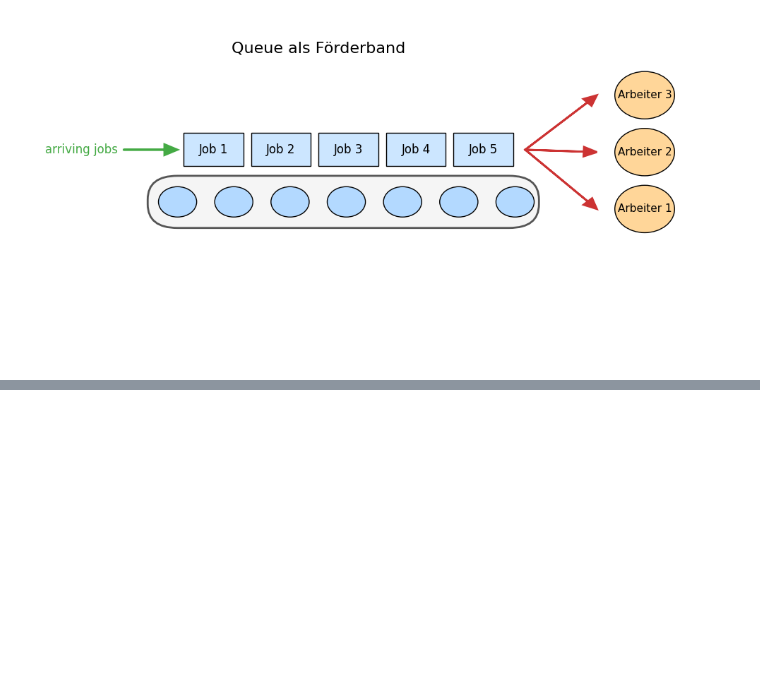
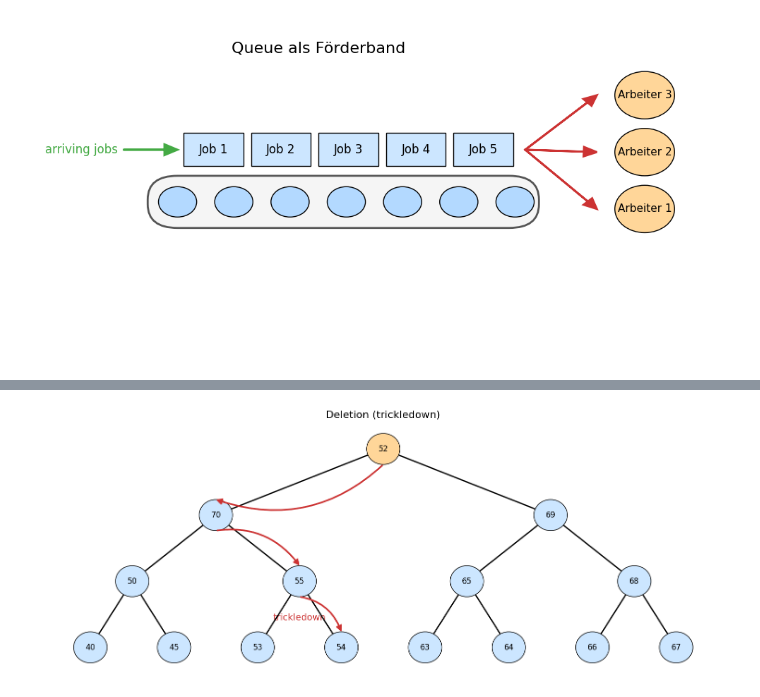
Before and after one commit to arthurvetter/algorithmenunddatenstrukturen, a Jupyter notebook: images/image_generation.ipynb, the cells around one changed output, grey strips where cells are left out. Drawn from its saved outputs; the diff is of its cells as text; code cells hidden in the pictures; blank space fills up the shorter version.

```diff
--- a/images/image_generation.ipynb
+++ b/images/image_generation.ipynb
@@ -574,0 +654,74 @@ plt.show()
+# %%
+radius = 0.4
+def draw_heap(ax, nodes, edges, highlight=None, trickledown_path=None, arrow_label=None, arrow_color='#cc3333'):
+    for idx, (x, y, val) in enumerate(nodes):
+        if highlight is not None and idx in highlight:
+            color = '#ffd699'  # Gelb für markierten Knoten (z.B. Root)
+        else:
+            color = '#cce6ff'
+        circ = plt.Circle((x, y), radius, color=color, ec='black', zorder=10)
+        ax.add_patch(circ)
+        ax.text(x, y, str(val), ha='center', va='center', fontsize=12, zorder=11)
+    for i, j in edges:
+        x0, y0, _ = nodes[i]
+        x1, y1, _ = nodes[j]
+        ax.plot([x0, x1], [y0, y1], color='black', lw=2, zorder=5)
+    ax.set_title("Deletion (trickledown)", fontsize=16)
+    ax.axis('off')
+    # Trickledown: mehrere geschwungene Pfeile
+    if trickledown_path:
+        for a_idx, b_idx in zip(trickledown_path[:-1], trickledown_path[1:]):
+            x0, y0, _ = nodes[a_idx]
+            x1, y1, _ = nodes[b_idx]
+            arrow = FancyArrowPatch((x0, y0-radius), (x1, y1+radius),
+                                    connectionstyle="arc3,rad=-0.3",
+                                    arrowstyle="simple,tail_width=0.5,head_width=8,head_length=8",
+                                    lw=2, color=arrow_color, zorder=12)
+            ax.add_patch(arrow)
+    # Label an den mittleren Pfeil
+    if arrow_label and trickledown_path:
+        mid_idx = trickledown_path[len(trickledown_path)//2]
+        x, y, _ = nodes[mid_idx]
+        ax.text(x, y-1, arrow_label, color=arrow_color, fontsize=14, ha='center')
+
+fig, ax = plt.subplots(figsize=(15, 6))
+# Heap-Layout für drei Ebenen (vollständiger Binärbaum mit 15 Knoten)
+y_levels = [0, -1.7, -3.4, -5.1]
+x_positions = [
+    [7],                                 # Ebene 0: Root
+    [3, 11],                             # Ebene 1
+    [1, 5, 9, 13],                       # Ebene 2
+    [0, 2, 4, 6, 8, 10, 12, 14]          # Ebene 3
+]
+values = [52, 70, 69, 50, 55, 65, 68, 40, 45, 53, 54, 63, 64, 66, 67]  # Beispielwerte, Heap-Eigenschaft grob beibehalten
+
+nodes = []
+for level, y in enumerate(y_levels):
+    for i, x in enumerate(x_positions[level]):
+        idx = sum(len(x_positions[j]) for j in range(level)) + i
+        nodes.append((x, y, values[idx]))
+
+edges = []
+for parent in range(len(nodes)):
+    left = 2*parent + 1
+    right = 2*parent + 2
+    if left < len(nodes):
+        edges.append((parent, left))
+    if right < len(nodes):
+        edges.append((parent, right))
+
+# Trickledown-Pfad z.B. von Root zu Kind, dann weiter zu Blatt
+trickledown_path = [0, 1, 4, 10]  # Beispielpfad
+draw_heap(
+    ax, nodes, edges,
+    highlight=[0],
+    trickledown_path=trickledown_path,
+    arrow_label="trickledown",
+    arrow_color='#cc3333'
+)
+
+plt.tight_layout()
+plt.savefig("heap_deletion_trickledown.png")
+plt.show()
+# %% [output]
+[figure, added]
```
Also changed, not shown: parts of 4 cells of this notebook, 5 other files.
